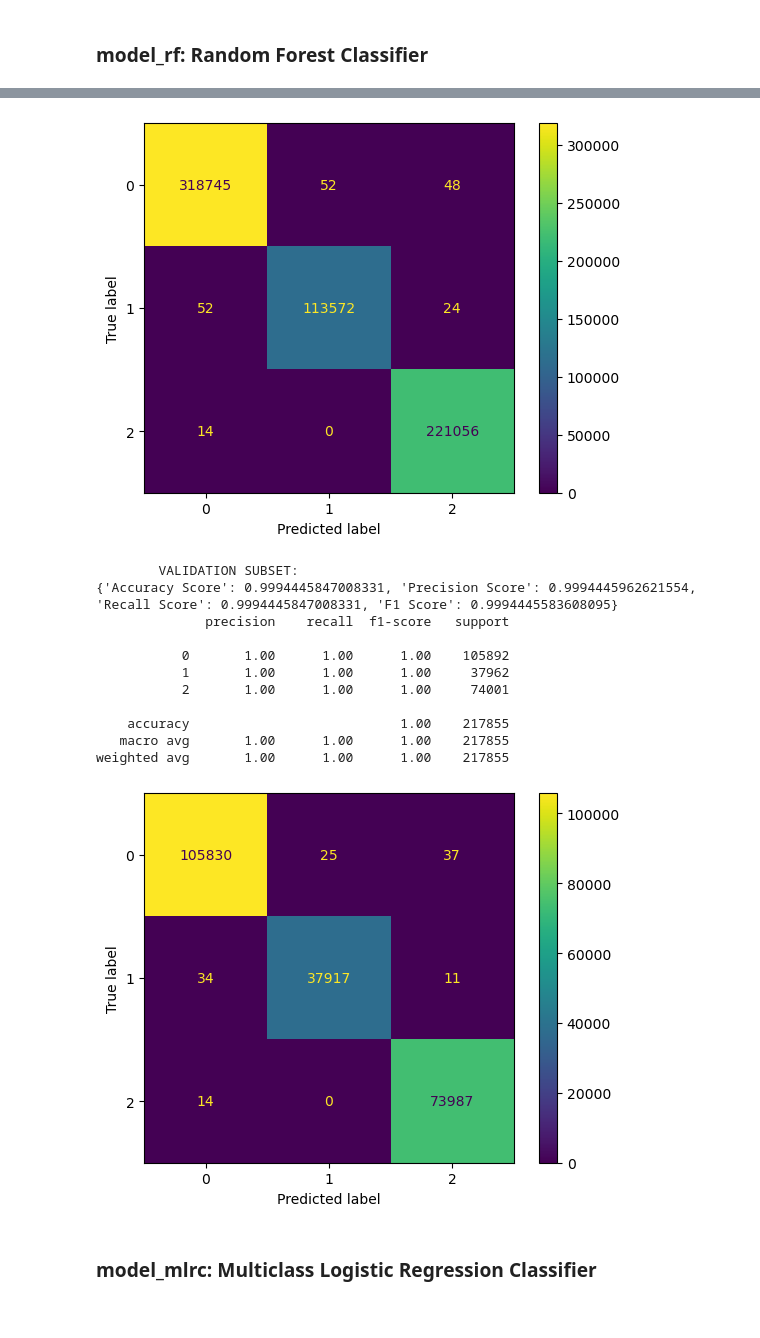
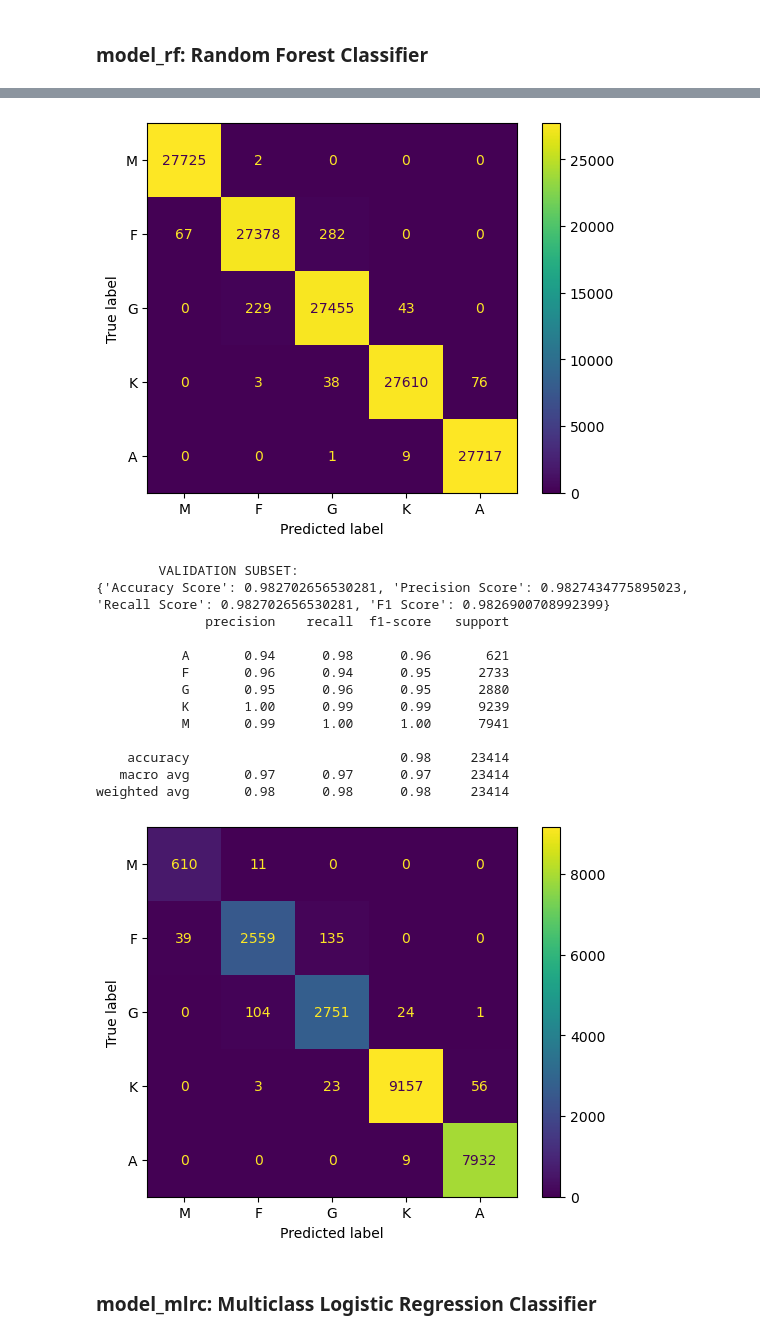
Before and after one commit to jspencermorris/galaxies_sdss, a Jupyter notebook: notebooks/jsm_modeling_tabular.ipynb, the cells around one changed output, grey strips where cells are left out. Saved outputs shown, nothing was run; the diff lists cells and outputs as text; code cells hidden in the pictures.

```diff
--- a/notebooks/jsm_modeling_tabular.ipynb
+++ b/notebooks/jsm_modeling_tabular.ipynb
@@ -334,9 +387,13 @@ def jsm_fit_model(model, X, y, name='misc', mode='load'):
 # %%
 # define a helper function to make predictions using a model print
 
-def jsm_predict(model, X, y, labels=[0,1,2]):
+def jsm_predict(model, X, y):
 
+    #print(X.shape)
     y_pred = model.predict(X)
+
+    if isinstance(model, keras.models.Sequential):
+        y_pred = np.argmax(y_pred, axis=-1)
 
     acs = accuracy_score(y, y_pred)
     ps = precision_score(y, y_pred, average='weighted')
@@ -345,11 +402,15 @@ def jsm_predict(model, X, y, labels=[0,1,2]):
     metric = {"Accuracy Score": acs, "Precision Score": ps, "Recall Score": rs, "F1 Score": f1}
     print(metric)
 
-    class_report = classification_report(y, y_pred)
+    y_label_names = y[class_column[0]].map(label_map).to_frame(name=class_column[0])
+    y_pred_label_names = np.vectorize(label_map.get)(y_pred)
+
+    class_report = classification_report(y_label_names, y_pred_label_names)
     print(class_report)
 
     #print(type(y))
     #print(type(y_pred))
-    cm = confusion_matrix(y, y_pred, labels=labels)
-    cm_display = ConfusionMatrixDisplay(cm).plot()
+
+    cm = confusion_matrix(y_label_names, y_pred_label_names)
+    cm_display = ConfusionMatrixDisplay(cm, display_labels=label_names).plot()
     plt.show()
@@ -360,4 +443,16 @@ def jsm_predict(model, X, y, labels=[0,1,2]):
 # %%
 # specify secondary dataset based on inclusion of all objects ('superclass'), only labeled galaxies ('galaxies'), or only labeled stars ('stars')
 
-class_column, sdss_secondary, label_codes, label_names = jsm_specify_objects('superclass')
+objects = 'stars'
+
+class_column, sdss_secondary, label_map, label_codes, label_names = jsm_specify_objects(objects, min_set_size=1000)
+print(f"\n{class_column = }")
+display(sdss_secondary.head(5))
+print(f"{label_map = }")
+print(f"{label_codes = }")
+print(f"{label_names = }")
+
+if objects == 'stars':
+    features = object_features + star_features
+else:
+    features = object_features
@@ -366,7 +472,7 @@ class_column, sdss_secondary, label_codes, label_names = jsm_specify_objects('su
 # %%
 # generate subsets (return as df's)
 
-X_train, y_train, X_validation, y_validation, X_test, y_test = jsm_split_subsets(sdss_secondary, object_features, class_column, [0.6, 0.2, 0.2], mode='sklearn')
+X_train, y_train, X_validation, y_validation, X_test, y_test = jsm_split_subsets(sdss_secondary, features, class_column, [0.6, 0.2, 0.2], mode='sklearn')
 display(X_train.head(5))
 print(X_train.shape)
 display(y_train.value_counts())
@@ -388,8 +496,8 @@ Name: count, dtype: int64
 # %%
 # balance dataset (returns as df)
 
-# NOTE: this isn't yet implemented
-X_train, y_train = jsm_rebalance(X_train, y_train, class_column, mode='none')
+X_train, y_train = jsm_rebalance(X_train, y_train, class_column, mode='smote')
+
 display(X_train.head(5))
 print(X_train.shape)
 display(y_train.value_counts())
@@ -637,13 +814,13 @@ weighted avg       1.00      1.00      1.00    217855
 knn = KNeighborsClassifier(n_neighbors=3)
 
 # fit random forest classifier
-model_knn = jsm_fit_model(knn, X0_train, y_train.values.ravel(), 'knn', 'save')
+model_knn, history_knn = jsm_fit_model(knn, objects, X0_train, y_train.values.ravel(), None, None, 'save')
 
 # make predictions using a model, print performance metrics, then generate a confusion matrix
-print(f"\n\tTEST SUBSET:")
-jsm_predict(model_knn, X0_train, y_train, labels=[0,1,2])
+print(f"\n\tTRAIN SUBSET:")
+jsm_predict(model_knn, X0_train, y_train)
 
 # make predictions using a model, print performance metrics, then generate a confusion matrix
 print(f"\n\tVALIDATION SUBSET:")
-jsm_predict(model_knn, X0_validation, y_validation, labels=[0,1,2])
+jsm_predict(model_knn, X0_validation, y_validation)
 # %% [output]
@@ -661,15 +840,17 @@ weighted avg       1.00      1.00      1.00    653563
-[figure, old version]
+[figure, new version]
         VALIDATION SUBSET:
-{'Accuracy Score': 0.9994445847008331, 'Precision Score': 0.9994445962621554, 'Recall Score': 0.9994445847008331, 'F1 Score': 0.9994445583608095}
+{'Accuracy Score': 0.982702656530281, 'Precision Score': 0.9827434775895023, 'Recall Score': 0.982702656530281, 'F1 Score': 0.9826900708992399}
               precision    recall  f1-score   support
 
-           0       1.00      1.00      1.00    105892
-           1       1.00      1.00      1.00     37962
-           2       1.00      1.00      1.00     74001
+           A       0.94      0.98      0.96       621
+           F       0.96      0.94      0.95      2733
+           G       0.95      0.96      0.95      2880
+           K       1.00      0.99      0.99      9239
+           M       0.99      1.00      1.00      7941
 
-    accuracy                           1.00    217855
-   macro avg       1.00      1.00      1.00    217855
-weighted avg       1.00      1.00      1.00    217855
+    accuracy                           0.98     23414
+   macro avg       0.97      0.97      0.97     23414
+weighted avg       0.98      0.98      0.98     23414
-[figure, old version]
+[figure, new version]
 # %% [markdown]
 ### model_mlrc: Multiclass Logistic Regression Classifier
```
Also changed, not shown: parts of 31 cells of this notebook.
